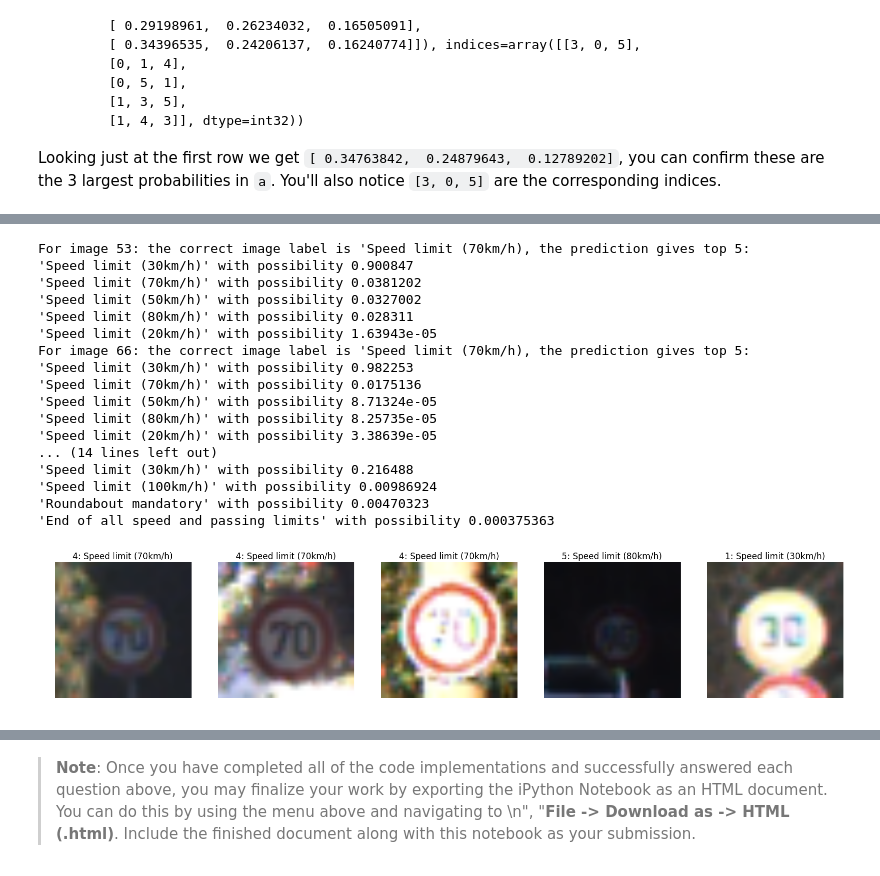
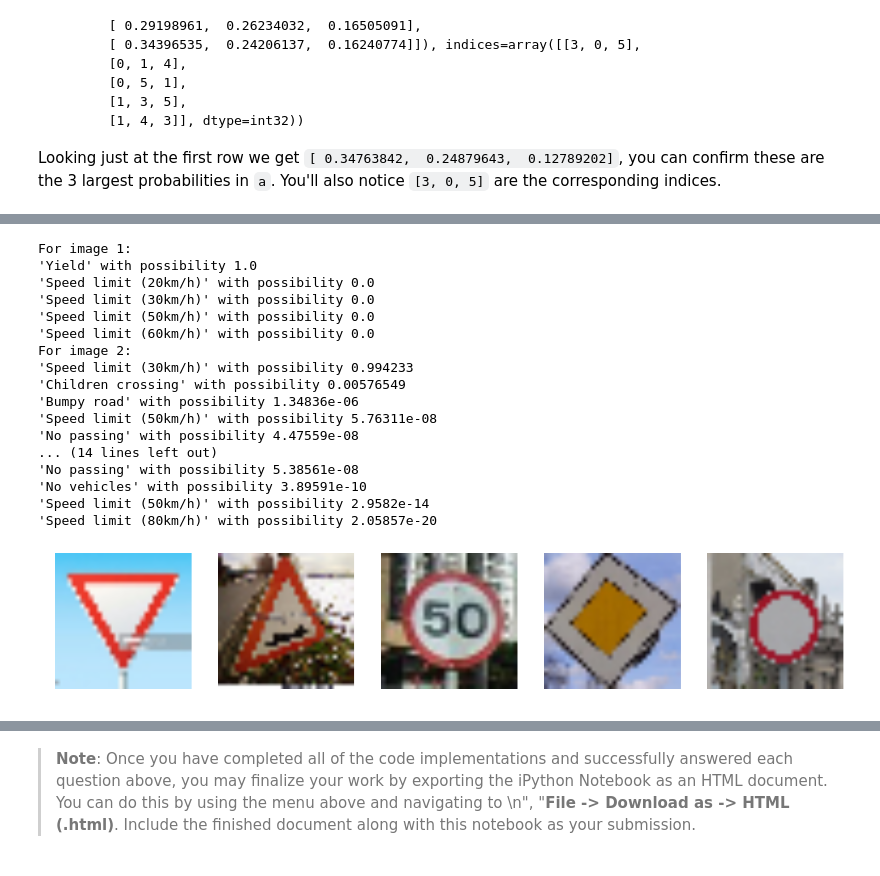
Before and after one commit to ZhengheJin/Udacity_self_driving, a Jupyter notebook: CarND-Traffic-Sign-Classifier-Project/Traffic_Sign_Classifier.ipynb, the cells around one changed output, grey strips where cells are left out. Saved outputs shown, nothing was run; the diff lists cells and outputs as text; code cells hidden in the pictures.

```diff
--- a/CarND-Traffic-Sign-Classifier-Project/Traffic_Sign_Classifier.ipynb
+++ b/CarND-Traffic-Sign-Classifier-Project/Traffic_Sign_Classifier.ipynb
@@ -399,0 +407,2 @@ Test Accuracy = 0.977
+# %%
+images_n = min_max_normalization(images)
@@ -505,7 +492,7 @@ with tf.Session() as sess:
     saver.restore(sess, tf.train.latest_checkpoint('.'))
     #predicted_classes = sess.run(tf.argmax(logits, 1), feed_dict={x: X_test})
     #add softmax layer to predict the possibility.
-    TopKV2 = sess.run(tf.nn.top_k(tf.nn.softmax(logits), 5), feed_dict={x: X_test_n})
+    TopKV2 = sess.run(tf.nn.top_k(tf.nn.softmax(logits), 5), feed_dict={x: images_n})
 # %%
 print(TopKV2.indices.shape)
 # %% [output]
@@ -513,18 +499,0 @@ print(TopKV2.indices.shape)
-# %%
-plt.rcParams['figure.figsize'] = (20.0, 20.0)
-f, ax = plt.subplots(nrows=1, ncols=5)
-
-for i, item in enumerate(np.sort(np.random.randint(0, TopKV2.indices.shape[0], size=5))):
-    fullname = [str(signnames.iloc[k].SignName) for k in TopKV2.indices[item]]
-    correct = str(signnames.iloc[y_test[item]].SignName)
-    if fullname[0] != correct:
-        print("error on " + str(i))
-    else:
-        name = correct + ": "
-        name += ", ".join(fullname[1:])
-        print("For image " + str(i) +": the correct image label is '" + correct + "' with possibility " + str(TopKV2.values[item][0]) +", other possible labels are:")
-        for j in range(1,5):
-            print("'" + fullname[j] + "' with possibility " + str(TopKV2.values[item][j]))
-    ax[i].axis('off')
-    ax[i].set_title(str(y_test[item]) + ": " + correct, loc='center')
-    ax[i].imshow(X_test[item])
@@ -553,40 +500,29 @@ I find out that the classifier tend to make a mistake when the image is very vag
 # %%
 plt.rcParams['figure.figsize'] = (20.0, 20.0)
 f, ax = plt.subplots(nrows=1, ncols=5)
 
-k = 0
-count = 0
-for i, item in enumerate(np.sort(np.random.randint(0, TopKV2.indices.shape[0], size=500))):
-
-    fullname = [str(signnames.iloc[j].SignName) for j in TopKV2.indices[item]]
-    correct = str(signnames.iloc[y_test[item]].SignName)
-    if k<5 and fullname[0] != correct:
-        print("For image " + str(count) +": the correct image label is '" + correct +", the prediction gives top 5:")
-        for j in range(5):
-            print("'" + fullname[j] + "' with possibility " + str(TopKV2.values[item][j]))
-        ax[k].axis('off')
-        ax[k].set_title(str(y_test[item]) + ": " + correct, loc='center')
-        ax[k].imshow(X_test[item])
-        k += 1
-    if k == 5:
-        break
-    count += 1
+for i in range(5):
+    print("For image " + str(i+1) +":")
+    for j in range(5):
+        print("'" + str(signnames.iloc[TopKV2.indices[i][j]].SignName) + "' with possibility " + str(TopKV2.values[i][j]))
+        ax[i].axis('off')
+        ax[i].imshow(images[i])
 # %% [output]
-For image 53: the correct image label is 'Speed limit (70km/h), the prediction gives top 5:
-'Speed limit (30km/h)' with possibility 0.900847
-'Speed limit (70km/h)' with possibility 0.0381202
-'Speed limit (50km/h)' with possibility 0.0327002
-'Speed limit (80km/h)' with possibility 0.028311
-'Speed limit (20km/h)' with possibility 1.63943e-05
-For image 66: the correct image label is 'Speed limit (70km/h), the prediction gives top 5:
-'Speed limit (30km/h)' with possibility 0.982253
-'Speed limit (70km/h)' with possibility 0.0175136
-'Speed limit (50km/h)' with possibility 8.71324e-05
-'Speed limit (80km/h)' with possibility 8.25735e-05
-'Speed limit (20km/h)' with possibility 3.38639e-05
+For image 1:
+'Yield' with possibility 1.0
+'Speed limit (20km/h)' with possibility 0.0
+'Speed limit (30km/h)' with possibility 0.0
+'Speed limit (50km/h)' with possibility 0.0
+'Speed limit (60km/h)' with possibility 0.0
+For image 2:
+'Speed limit (30km/h)' with possibility 0.994233
+'Children crossing' with possibility 0.00576549
+'Bumpy road' with possibility 1.34836e-06
+'Speed limit (50km/h)' with possibility 5.76311e-08
+'No passing' with possibility 4.47559e-08
 ... (14 lines left out)
-'Speed limit (30km/h)' with possibility 0.216488
-'Speed limit (100km/h)' with possibility 0.00986924
-'Roundabout mandatory' with possibility 0.00470323
-'End of all speed and passing limits' with possibility 0.000375363
+'No passing' with possibility 5.38561e-08
+'No vehicles' with possibility 3.89591e-10
+'Speed limit (50km/h)' with possibility 2.9582e-14
+'Speed limit (80km/h)' with possibility 2.05857e-20
-[figure, old version]
+[figure, new version]
```
Also changed, not shown: parts of 20 cells of this notebook, 15 other files.
